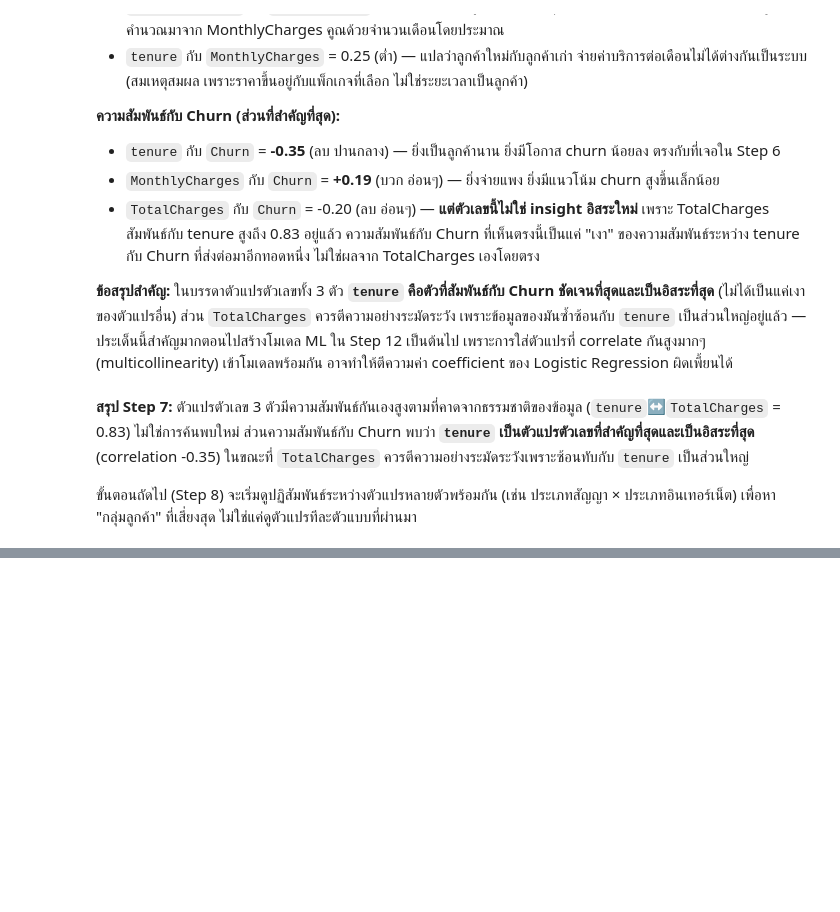
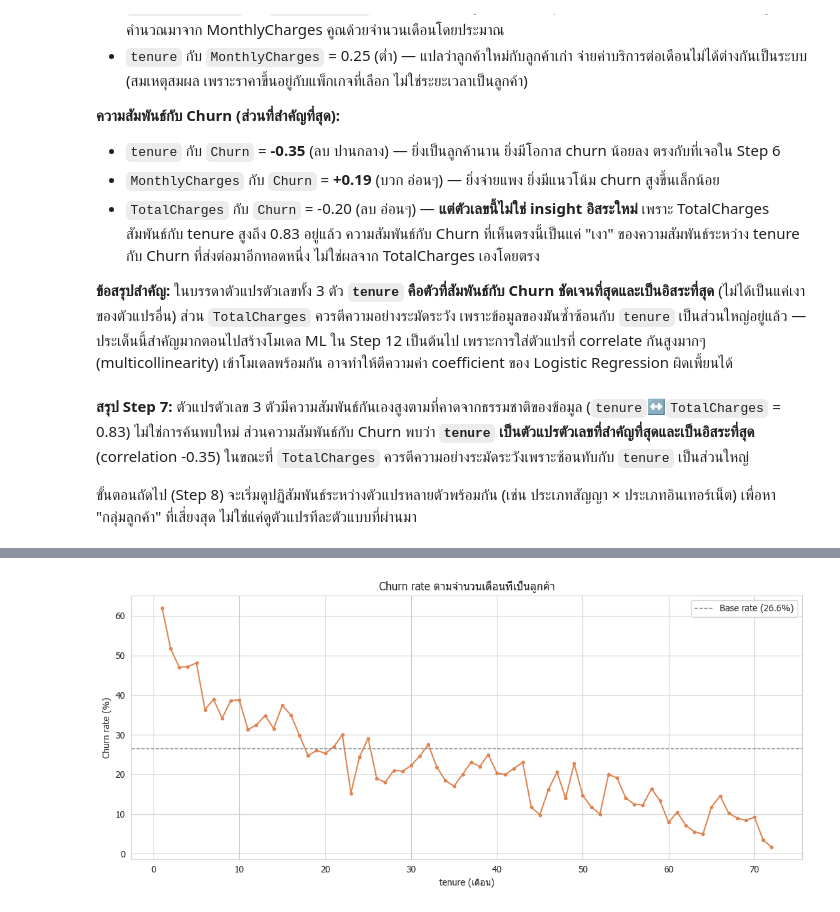
Before and after one commit to thitiwutsuk/Telco-Customer-Churn, a Jupyter notebook: telco_churn_eda.ipynb, the cells around one changed output, grey strips where cells are left out. Saved outputs shown, nothing was run; the diff lists cells and outputs as text; code cells hidden in the pictures; blank space fills up the shorter version.

```diff
--- a/telco_churn_eda.ipynb
+++ b/telco_churn_eda.ipynb
@@ -747,0 +891,22 @@ Logistic Regression ผิดเพี้ยนได้
+# %%
+# groupby('tenure') จัดกลุ่มตามค่า tenure แต่ละค่า (1, 2, 3, ... 72) แล้วคำนวณ churn rate % ของแต่ละกลุ่ม
+# วิธีเดียวกับที่เคยใช้ใน Step 5 และ 8 แต่คราวนี้กลุ่มคือ "แต่ละเดือน" แทนที่จะเป็นหมวดหมู่ธุรกิจ
+tenure_churn = df.groupby('tenure')['Churn'].apply(lambda s: (s == 'Yes').mean() * 100)
+
+fig, ax = plt.subplots(figsize=(11, 5))
+
+# .plot() วาดกราฟเส้น เชื่อมจุดข้อมูลแต่ละจุดเข้าด้วยกันตามลำดับแกน X (ต่างจาก .scatter() ใน Step 8 ที่วาดจุดเดี่ยวๆ ไม่เชื่อมเส้น)
+# marker='o' ใส่จุดกลมไว้ที่ตำแหน่งข้อมูลจริงแต่ละจุดบนเส้น, markersize=3 ทำให้จุดมีขนาดเล็ก ไม่บังเส้นกราฟ
+ax.plot(tenure_churn.index, tenure_churn.values, marker='o', markersize=3, color='#DD8452')
+
+# วาดเส้นประแนวนอนที่ค่า base_rate (คำนวณไว้ตั้งแต่ Step 5) เพื่อเทียบว่าช่วงไหนอยู่เหนือ/ใต้ค่าเฉลี่ยทั้งบริษัท
+ax.axhline(base_rate, color='gray', linestyle='--', linewidth=1, label=f'Base rate ({base_rate:.1f}%)')
+
+ax.set_xlabel('tenure (เดือน)')
+ax.set_ylabel('Churn rate (%)')
+ax.set_title('Churn rate ตามจำนวนเดือนที่เป็นลูกค้า')
+ax.legend()
+plt.tight_layout()
+plt.show()
+# %% [output]
+[figure, added]
```
Also changed, not shown: parts of 16 cells of this notebook, 1 other file.
